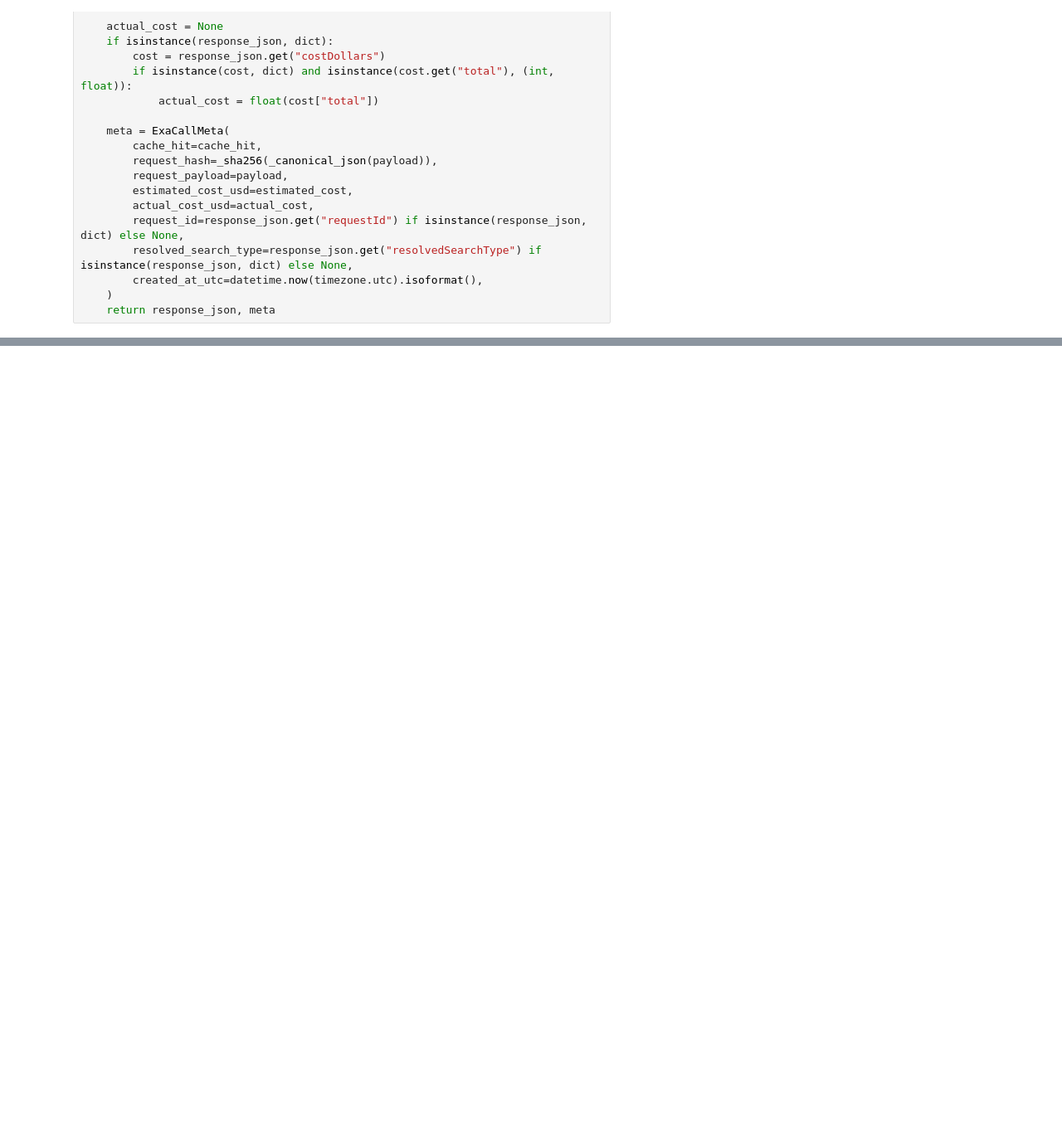
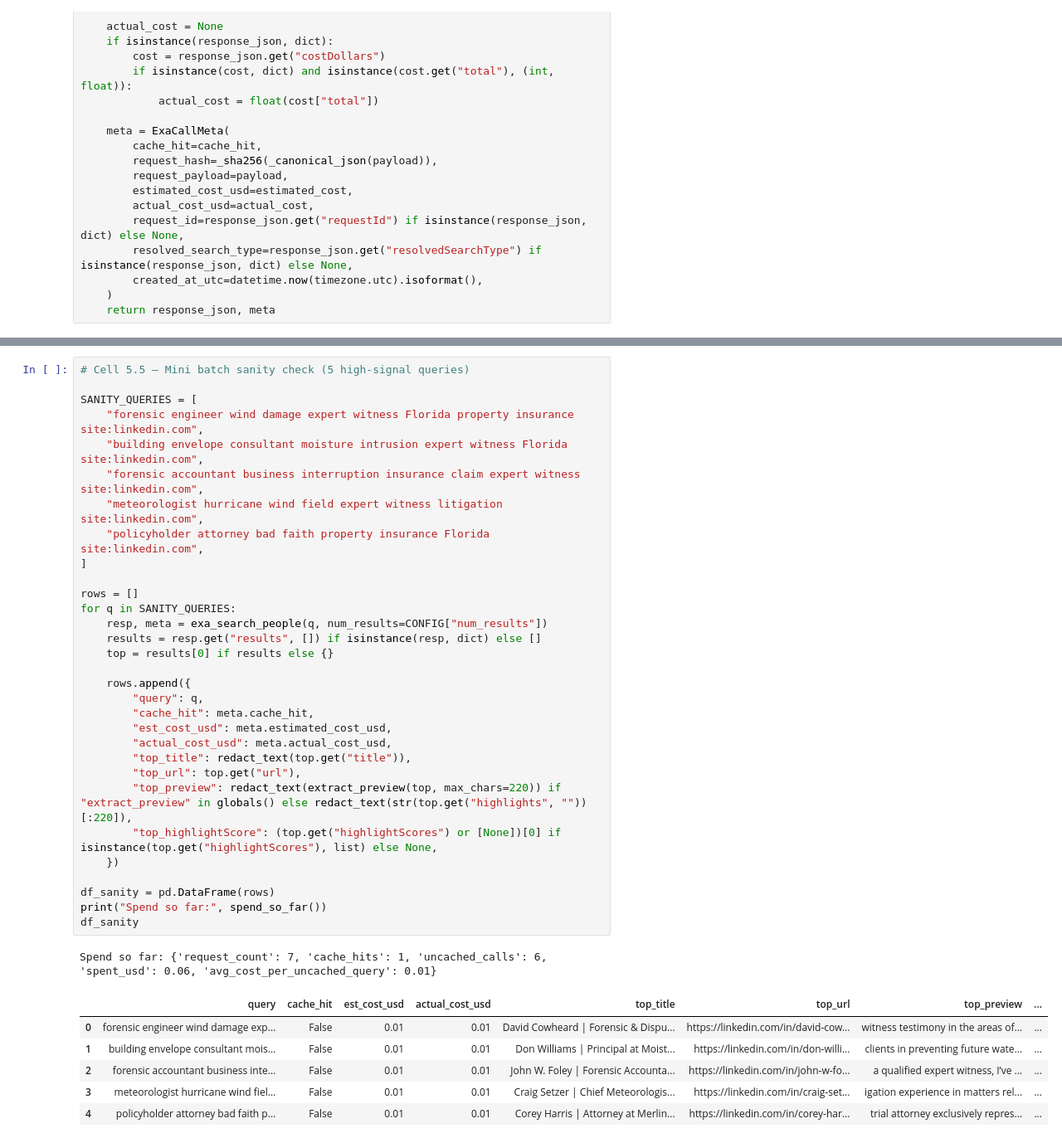
Before and after one commit to itprodirect/exai-search-demo, a Jupyter notebook: exa_people_search_eval.ipynb, the cells around one changed output, grey strips where cells are left out. Shown at 83% size. Saved outputs shown, nothing was run; the diff lists cells and outputs as text; blank space fills up the shorter version.

```diff
--- a/exa_people_search_eval.ipynb
+++ b/exa_people_search_eval.ipynb
@@ -510,3 +550,42 @@ df_demo
+# %%
+# Cell 5.5 — Mini batch sanity check (5 high-signal queries)
+
+SANITY_QUERIES = [
+    "forensic engineer wind damage expert witness Florida property insurance site:linkedin.com",
+    "building envelope consultant moisture intrusion expert witness Florida site:linkedin.com",
+    "forensic accountant business interruption insurance claim expert witness site:linkedin.com",
+    "meteorologist hurricane wind field expert witness litigation site:linkedin.com",
+    "policyholder attorney bad faith property insurance Florida site:linkedin.com",
+]
+
+rows = []
+for q in SANITY_QUERIES:
+    resp, meta = exa_search_people(q, num_results=CONFIG["num_results"])
+    results = resp.get("results", []) if isinstance(resp, dict) else []
+    top = results[0] if results else {}
+
+    rows.append({
+        "query": q,
+        "cache_hit": meta.cache_hit,
+        "est_cost_usd": meta.estimated_cost_usd,
+        "actual_cost_usd": meta.actual_cost_usd,
+        "top_title": redact_text(top.get("title")),
+        "top_url": top.get("url"),
+        "top_preview": redact_text(extract_preview(top, max_chars=220)) if "extract_preview" in globals() else redact_text(str(top.get("highlights", ""))[:220]),
+        "top_highlightScore": (top.get("highlightScores") or [None])[0] if isinstance(top.get("highlightScores"), list) else None,
+    })
+
+df_sanity = pd.DataFrame(rows)
+print("Spend so far:", spend_so_far())
+df_sanity
+# %% [output]
+Spend so far: {'request_count': 7, 'cache_hits': 1, 'uncached_calls': 6, 'spent_usd': 0.06, 'avg_cost_per_uncached_query': 0.01}
+|  | query | cache_hit | est_cost_usd | actual_cost_usd | top_title | top_url | top_preview | ... |
+| 0 | forensic engineer wind damage exp... | False | 0.01 | 0.01 | David Cowheard | Forensic & Dispu... | https://linkedin.com/in/david-cow... | witness testimony in the areas of... | ... |
+| 1 | building envelope consultant mois... | False | 0.01 | 0.01 | Don Williams | Principal at Moist... | https://linkedin.com/in/don-willi... | clients in preventing future wate... | ... |
+| 2 | forensic accountant business inte... | False | 0.01 | 0.01 | John W. Foley | Forensic Accounta... | https://linkedin.com/in/john-w-fo... | a qualified expert witness, I’ve ... | ... |
+| 3 | meteorologist hurricane wind fiel... | False | 0.01 | 0.01 | Craig Setzer | Chief Meteorologis... | https://linkedin.com/in/craig-set... | igation experience in matters rel... | ... |
+| 4 | policyholder attorney bad faith p... | False | 0.01 | 0.01 | Corey Harris | Attorney at Merlin... | https://linkedin.com/in/corey-har... | trial attorney exclusively repres... | ... |
 # %%
 # Cell 6 - Batch query test suite (insurance / CAT)
 
```
Also changed, not shown: parts of 11 cells of this notebook.
